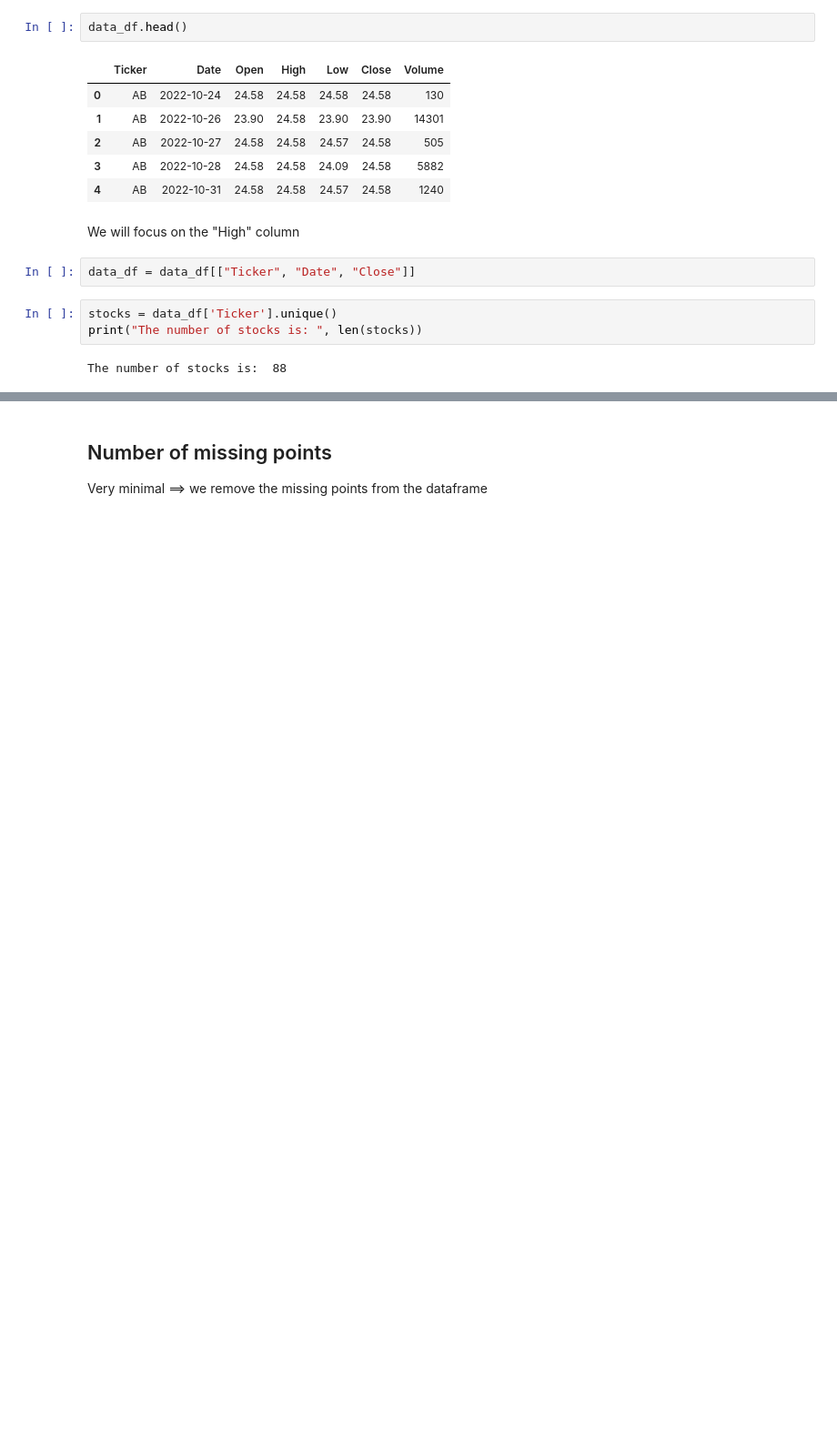
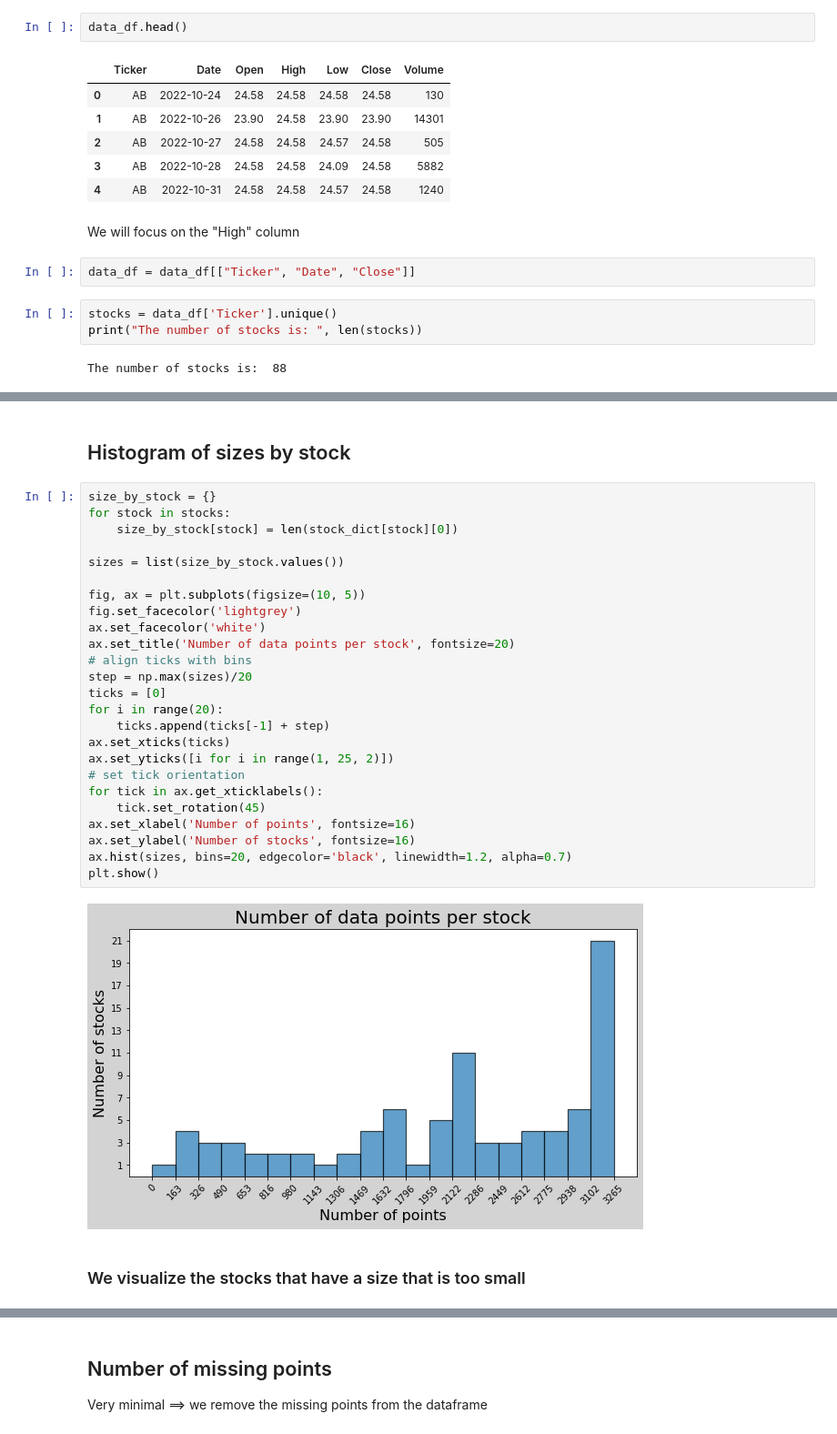
Before and after one commit to bastienlc/CPOP, a Jupyter notebook: dataset.ipynb, the cells around one changed output, grey strips where cells are left out. Shown at 91% size. Cells and saved outputs as stored; diff of their text form; blank space fills up the shorter version.

```diff
--- a/dataset.ipynb
+++ b/dataset.ipynb
@@ -40,0 +64,31 @@ The number of stocks is:  88
+# %% [markdown]
+## Histogram of sizes by stock
+# %%
+size_by_stock = {}
+for stock in stocks:
+    size_by_stock[stock] = len(stock_dict[stock][0])
+
+sizes = list(size_by_stock.values())
+
+fig, ax = plt.subplots(figsize=(10, 5))
+fig.set_facecolor('lightgrey')
+ax.set_facecolor('white')
+ax.set_title('Number of data points per stock', fontsize=20)
+# align ticks with bins
+step = np.max(sizes)/20
+ticks = [0]
+for i in range(20):
+    ticks.append(ticks[-1] + step)
+ax.set_xticks(ticks)
+ax.set_yticks([i for i in range(1, 25, 2)])
+# set tick orientation
+for tick in ax.get_xticklabels():
+    tick.set_rotation(45)
+ax.set_xlabel('Number of points', fontsize=16)
+ax.set_ylabel('Number of stocks', fontsize=16)
+ax.hist(sizes, bins=20, edgecolor='black', linewidth=1.2, alpha=0.7)
+plt.show()
+# %% [output]
+[figure, added]
+# %% [markdown]
+### We visualize the stocks that have a size that is too small
```
Also changed, not shown: parts of 35 cells of this notebook.
